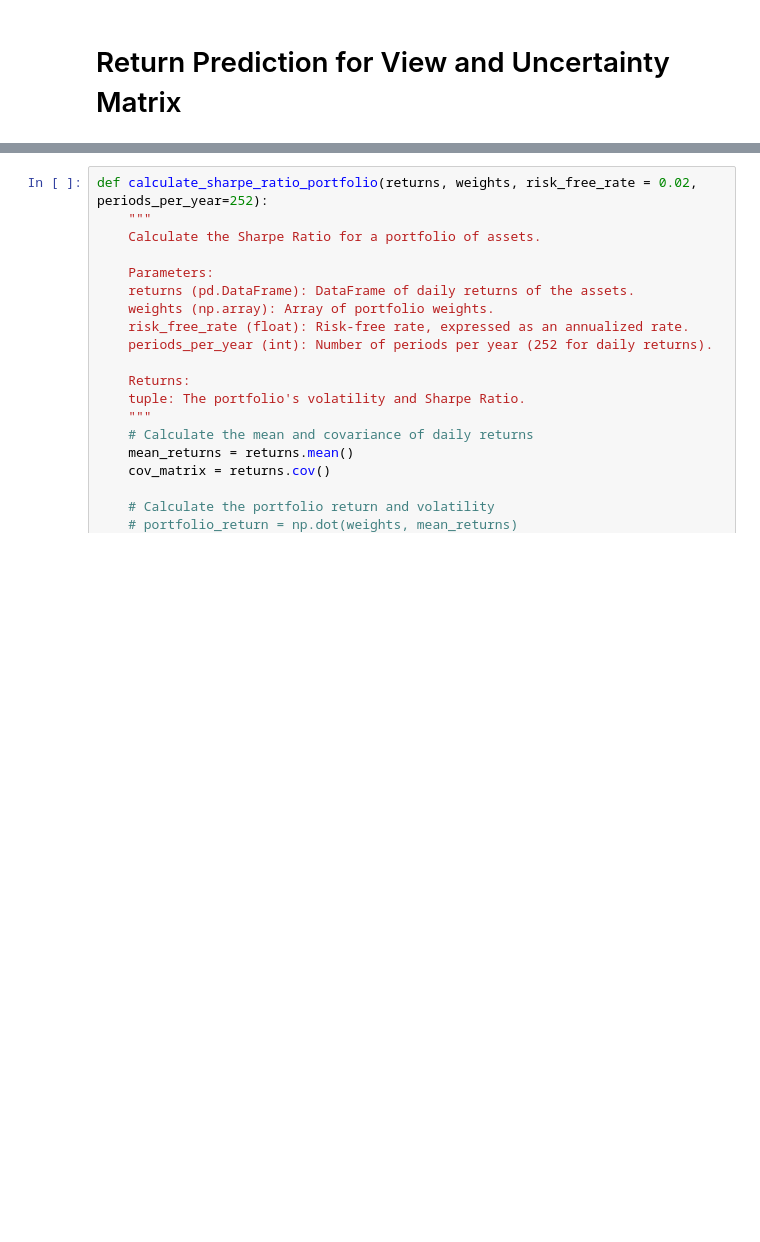
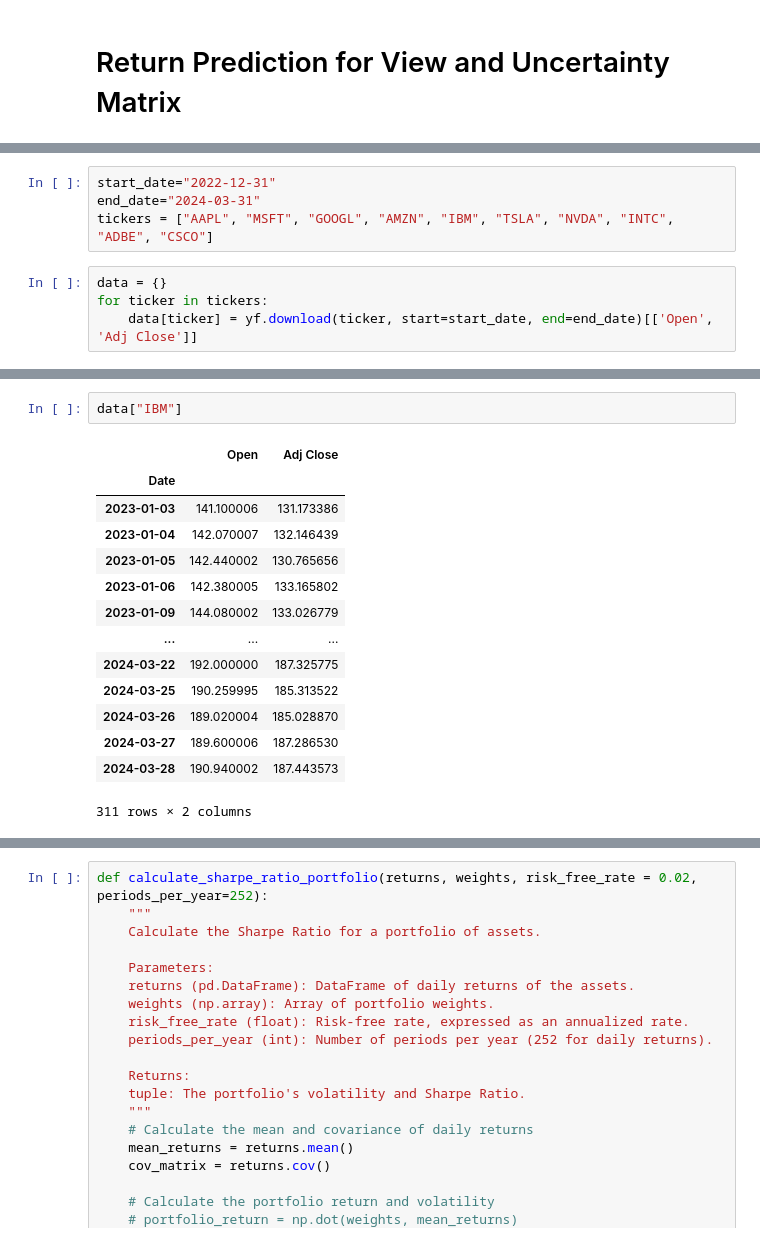
Before and after one commit to RUI2190/Financial-Performance-Prediction, a Jupyter notebook: Notebooks/Return_prediction_validation_step_revised.ipynb, the cells around one changed output, grey strips where cells are left out. Drawn from its saved outputs; the diff is of its cells as text; blank space fills up the shorter version.

```diff
--- a/Notebooks/Return_prediction_validation_step_revised.ipynb
+++ b/Notebooks/Return_prediction_validation_step_revised.ipynb
@@ -183,0 +128,8 @@ Date
+# %%
+start_date="2022-12-31"
+end_date="2024-03-31"
+tickers = ["AAPL", "MSFT", "GOOGL", "AMZN", "IBM", "TSLA", "NVDA", "INTC", "ADBE", "CSCO"]
+# %%
+data = {}
+for ticker in tickers:
+    data[ticker] = yf.download(ticker, start=start_date, end=end_date)[['Open', 'Adj Close']]
@@ -184 +147,18 @@ Date
+# %%
+data["IBM"]
+# %% [output]
+|  | Open | Adj Close |
+| Date |  |  |
+| 2023-01-03 | 141.100006 | 131.173386 |
+| 2023-01-04 | 142.070007 | 132.146439 |
+| 2023-01-05 | 142.440002 | 130.765656 |
+| 2023-01-06 | 142.380005 | 133.165802 |
+| 2023-01-09 | 144.080002 | 133.026779 |
+| ... | ... | ... |
+| 2024-03-22 | 192.000000 | 187.325775 |
+| 2024-03-25 | 190.259995 | 185.313522 |
+| 2024-03-26 | 189.020004 | 185.028870 |
+| 2024-03-27 | 189.600006 | 187.286530 |
+| 2024-03-28 | 190.940002 | 187.443573 |
+311 rows × 2 columns
 # %%
```
Also changed, not shown: parts of 19 cells of this notebook, 3 other files.
